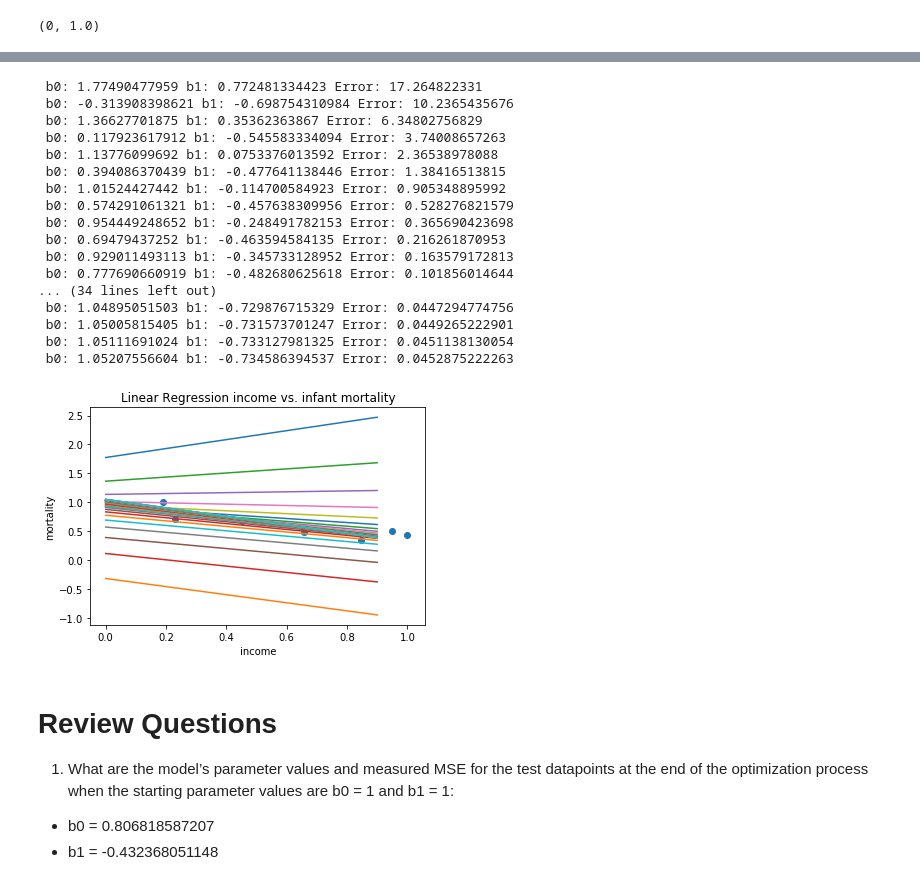
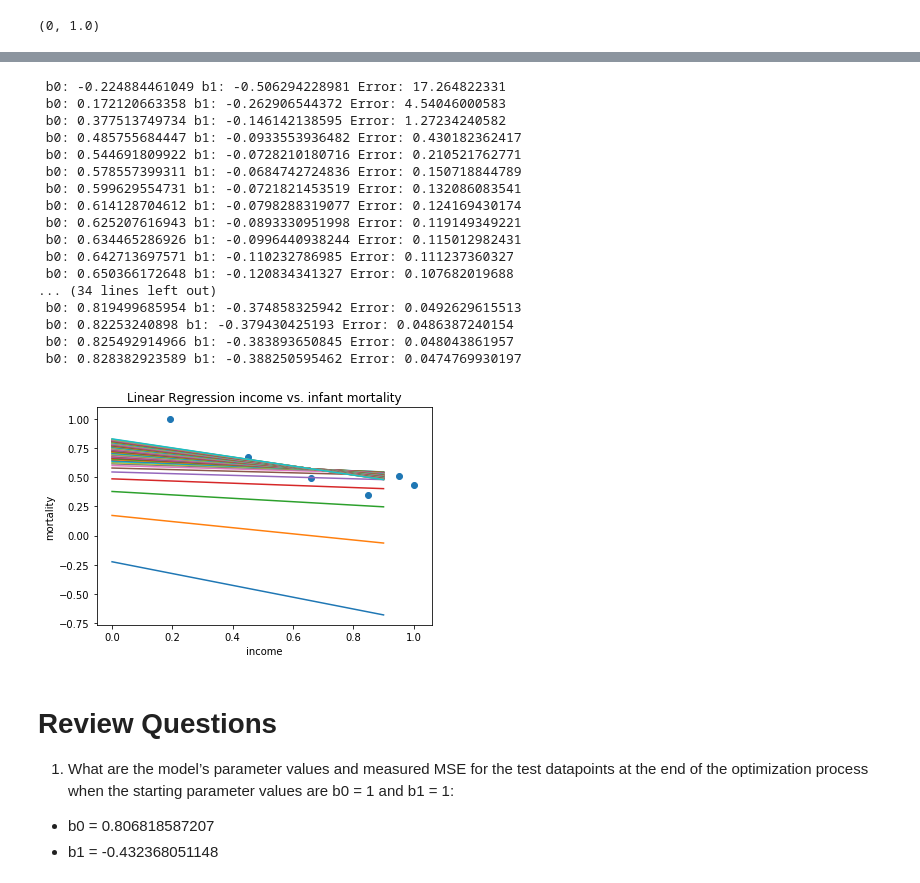
Before and after one commit to NguyenDa18/CS491_MachineLearning_Notes, a Jupyter notebook: Regression_GDO_Lab.ipynb, the cells around one changed output, grey strips where cells are left out. Drawn from its saved outputs; the diff is of its cells as text; code cells hidden in the pictures.

```diff
--- a/Regression_GDO_Lab.ipynb
+++ b/Regression_GDO_Lab.ipynb
@@ -74,7 +74,7 @@ def takeRandomBatch(listLen, batchSize):
 b1 = 1.0
 b0 = 1.0
 
-learn = 0.5
+learn = 0.1
 
 plt.xlabel('income')
 plt.ylabel('mortality')
@@ -82,14 +82,10 @@ plt.title('Linear Regression income vs. infant mortality')
 plt.scatter(X, Y)
 plt.pause(0.1);
 
-batchSample = takeRandomBatch(len(X), 5)
-sample_X = [X[i] for i in sorted(batchSample)]
-sample_Y = [Y[i] for i in sorted(batchSample)]
-
 for i in range(50):
     ERROR = mse(X, Y, calc_total_Error)
-    b0_temp_error = mse(sample_X, sample_Y, calc_b0_Error)
-    b1_temp_error = mse(sample_X, sample_Y, calc_b1_Error)
+    b0_temp_error = mse(X, Y, calc_b0_Error)
+    b1_temp_error = mse(X, Y, calc_b1_Error)
     b0 = adjustWeight(b0, learn, b0_temp_error)
     b1 = adjustWeight(b1, learn, b1_temp_error)
     print(" b0: " + str(b0) + " b1: " + str(b1) + " Error: " + str(ERROR))
@@ -147,56 +143,53 @@ def adjustWeight(weight, learn, temp_error):
     return weight - learn * temp_error
 
 def takeRandomBatch(listLen, batchSize):
     return random.sample(range(listLen), batchSize)
 
 # init weights
 b1 = -1.0
 b0 = -1.0
 
-learn = 0.5
+learn = 0.1
 
 plt.xlabel('income')
 plt.ylabel('mortality')
 plt.title('Linear Regression income vs. infant mortality')
 plt.scatter(X, Y)
 plt.pause(0.1);
 
-batchSample = takeRandomBatch(len(X), 5)
-sample_X = [X[i] for i in sorted(batchSample)]
-sample_Y = [Y[i] for i in sorted(batchSample)]
 
 for i in range(50):
     ERROR = mse(X, Y, calc_total_Error)
-    b0_temp_error = mse(sample_X, sample_Y, calc_b0_Error)
-    b1_temp_error = mse(sample_X, sample_Y, calc_b1_Error)
+    b0_temp_error = mse(X, Y, calc_b0_Error)
+    b1_temp_error = mse(X, Y, calc_b1_Error)
     b0 = adjustWeight(b0, learn, b0_temp_error)
     b1 = adjustWeight(b1, learn, b1_temp_error)
     print(" b0: " + str(b0) + " b1: " + str(b1) + " Error: " + str(ERROR))
     # How to plot the graph
     X_test = np.arange(0,1,0.1)
     plt.plot (X_test, b1*X_test + b0)
     plt.pause(0.1)
 
 plt.show()
 # %% [output]
- b0: 1.77490477959 b1: 0.772481334423 Error: 17.264822331
- b0: -0.313908398621 b1: -0.698754310984 Error: 10.2365435676
- b0: 1.36627701875 b1: 0.35362363867 Error: 6.34802756829
- b0: 0.117923617912 b1: -0.545583334094 Error: 3.74008657263
- b0: 1.13776099692 b1: 0.0753376013592 Error: 2.36538978088
- b0: 0.394086370439 b1: -0.477641138446 Error: 1.38416513815
- b0: 1.01524427442 b1: -0.114700584923 Error: 0.905348895992
- b0: 0.574291061321 b1: -0.457638309956 Error: 0.528276821579
- b0: 0.954449248652 b1: -0.248491782153 Error: 0.365690423698
- b0: 0.69479437252 b1: -0.463594584135 Error: 0.216261870953
- b0: 0.929011493113 b1: -0.345733128952 Error: 0.163579172813
- b0: 0.777690660919 b1: -0.482680625618 Error: 0.101856014644
+ b0: -0.224884461049 b1: -0.506294228981 Error: 17.264822331
+ b0: 0.172120663358 b1: -0.262906544372 Error: 4.54046000583
+ b0: 0.377513749734 b1: -0.146142138595 Error: 1.27234240582
+ b0: 0.485755684447 b1: -0.0933553936482 Error: 0.430182362417
+ b0: 0.544691809922 b1: -0.0728210180716 Error: 0.210521762771
+ b0: 0.578557399311 b1: -0.0684742724836 Error: 0.150718844789
+ b0: 0.599629554731 b1: -0.0721821453519 Error: 0.132086083541
+ b0: 0.614128704612 b1: -0.0798288319077 Error: 0.124169430174
+ b0: 0.625207616943 b1: -0.0893330951998 Error: 0.119149349221
+ b0: 0.634465286926 b1: -0.0996440938244 Error: 0.115012982431
+ b0: 0.642713697571 b1: -0.110232786985 Error: 0.111237360327
+ b0: 0.650366172648 b1: -0.120834341327 Error: 0.107682019688
 ... (34 lines left out)
- b0: 1.04895051503 b1: -0.729876715329 Error: 0.0447294774756
- b0: 1.05005815405 b1: -0.731573701247 Error: 0.0449265222901
- b0: 1.05111691024 b1: -0.733127981325 Error: 0.0451138130054
- b0: 1.05207556604 b1: -0.734586394537 Error: 0.0452875222263
+ b0: 0.819499685954 b1: -0.374858325942 Error: 0.0492629615513
+ b0: 0.82253240898 b1: -0.379430425193 Error: 0.0486387240154
+ b0: 0.825492914966 b1: -0.383893650845 Error: 0.048043861957
+ b0: 0.828382923589 b1: -0.388250595462 Error: 0.0474769930197
-[figure, old version]
+[figure, new version]
 # %% [markdown]
 # Review Questions
 1. What are the model’s parameter values and measured MSE for the test datapoints at the
```
Also changed, not shown: parts of 1 cell of this notebook.
